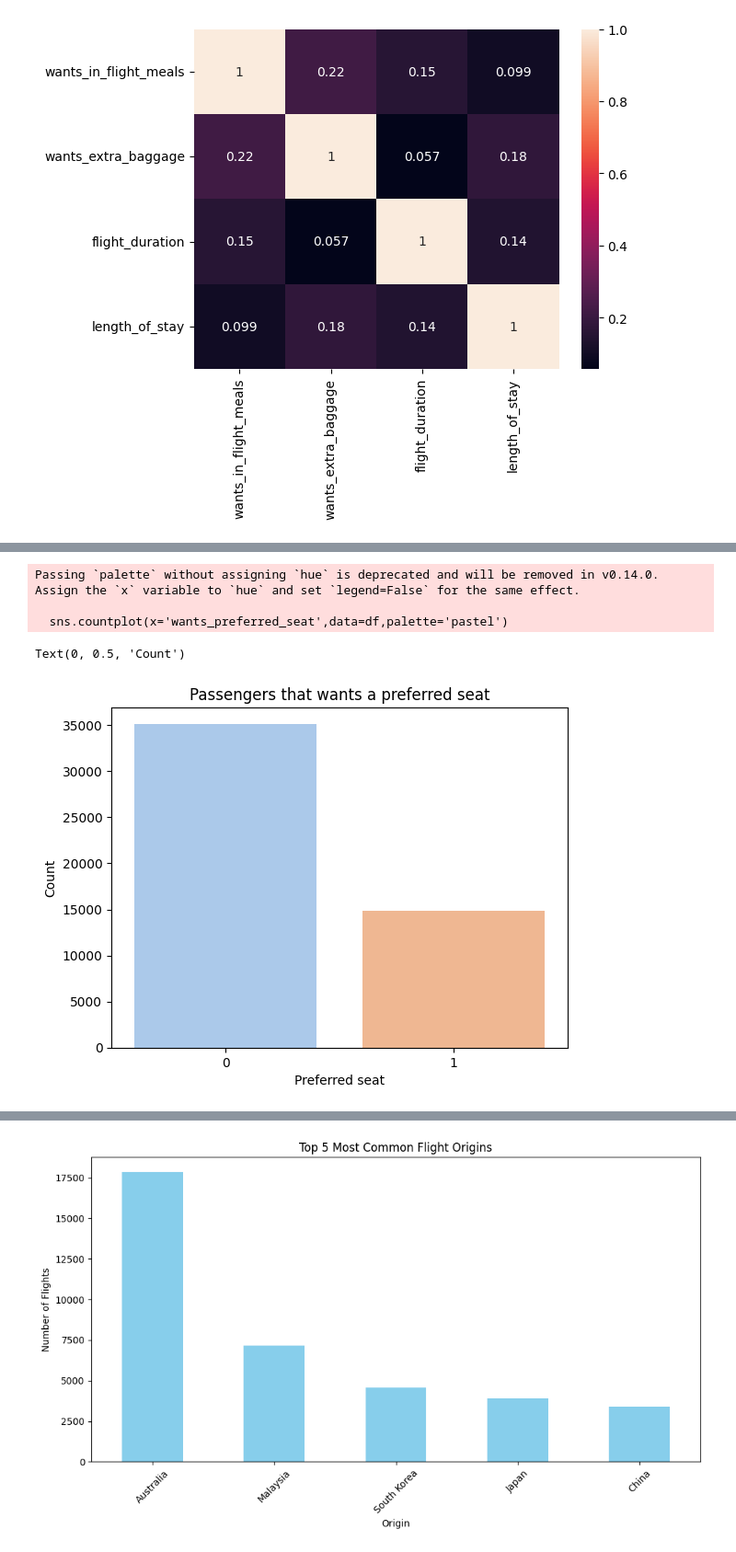
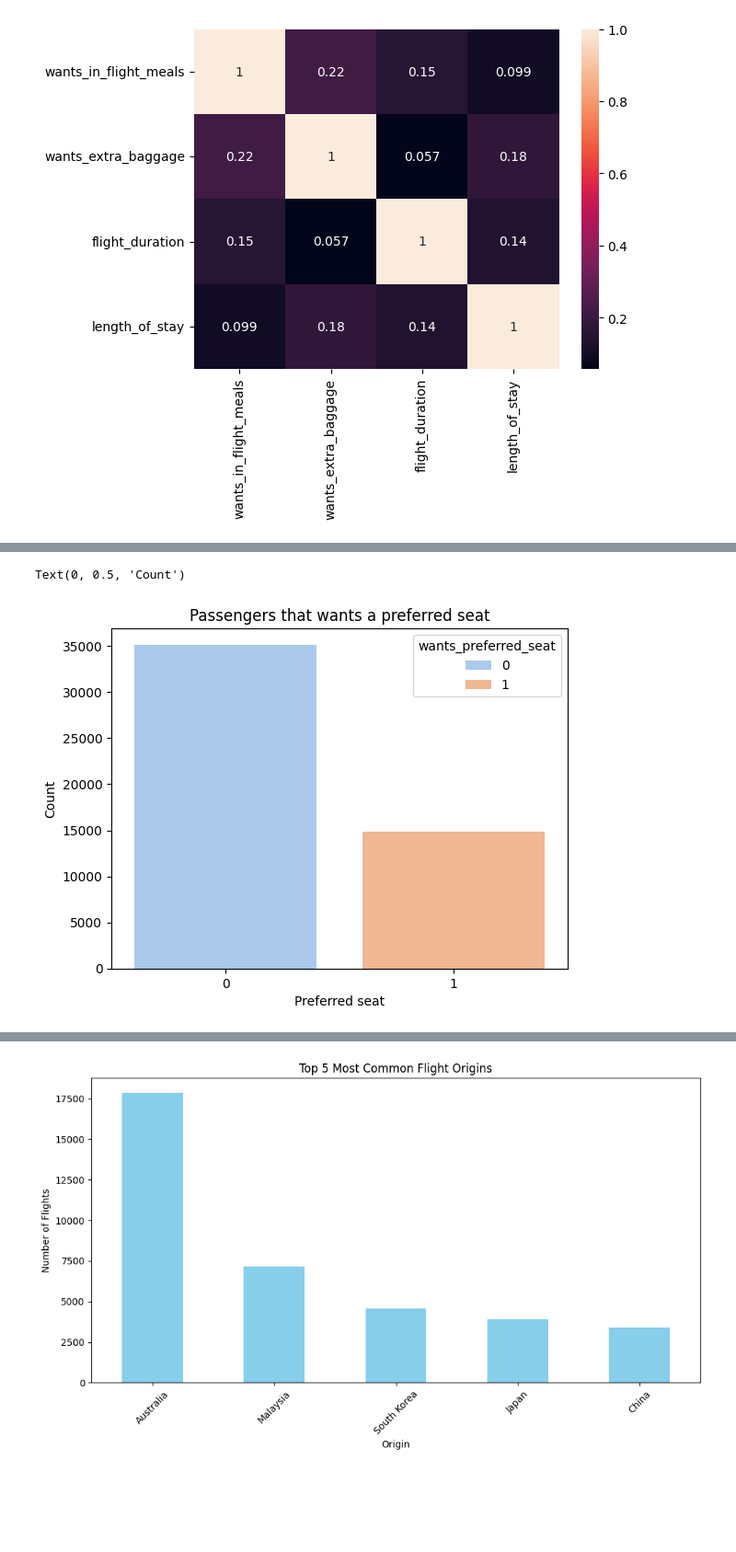
Before and after one commit to boadyc/PRODIGY_DS_02, a Jupyter notebook: Task2.ipynb, the cells around one changed output, grey strips where cells are left out. Shown at 92% size. Cells and saved outputs as stored; diff of their text form; code cells hidden in the pictures; blank space fills up the shorter version.

```diff
--- a/Task2.ipynb
+++ b/Task2.ipynb
@@ -114,12 +111,9 @@ Text(0, 0.5, 'Count')
 # %%
-sns.countplot(x='wants_preferred_seat',data=df,palette='pastel')
+sns.countplot(x='wants_preferred_seat',hue='wants_preferred_seat',data=df,palette='pastel')
 plt.title('Passengers that wants a preferred seat')
 plt.xlabel('Preferred seat')
 plt.ylabel('Count')
 # %% [output]
-Passing `palette` without assigning `hue` is deprecated and will be removed in v0.14.0. Assign the `x` variable to `hue` and set `legend=False` for the same effect.
-
-  sns.countplot(x='wants_preferred_seat',data=df,palette='pastel')
+Text(0, 0.5, 'Count')
-Text(0, 0.5, 'Count')
-[figure, old version]
+[figure, new version]
 # %%
```
Also changed, not shown: parts of 3 cells of this notebook.
